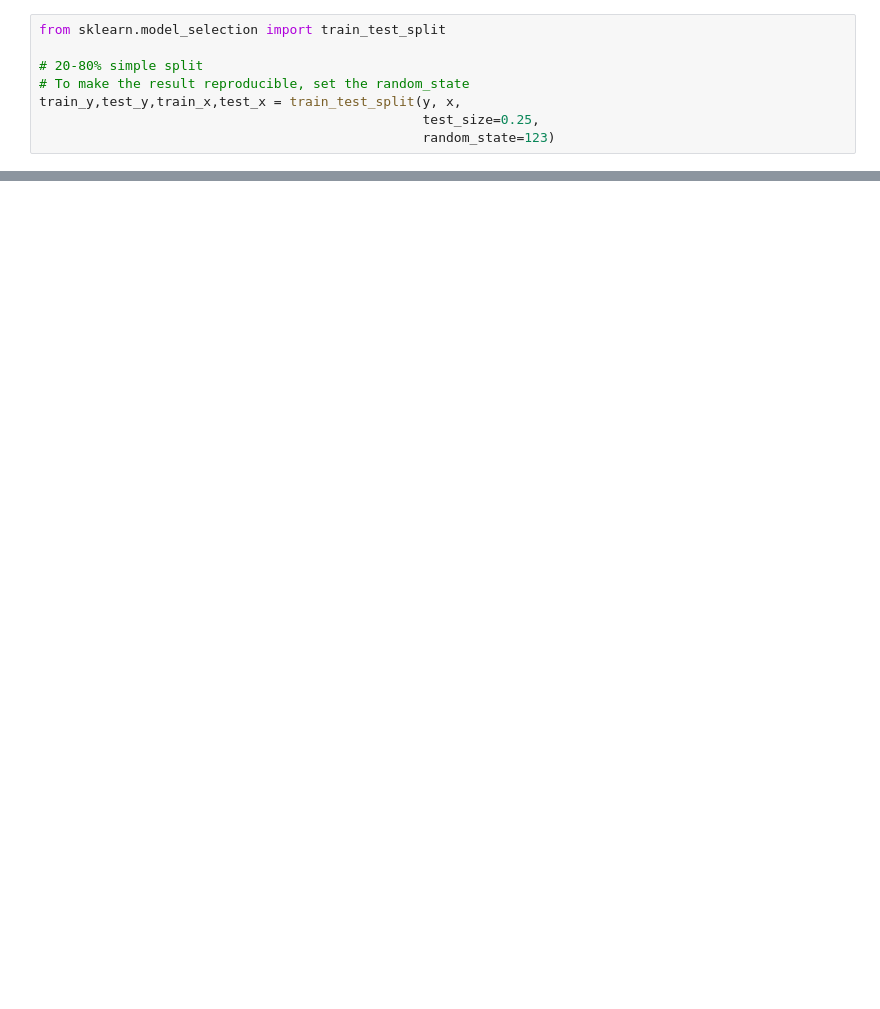
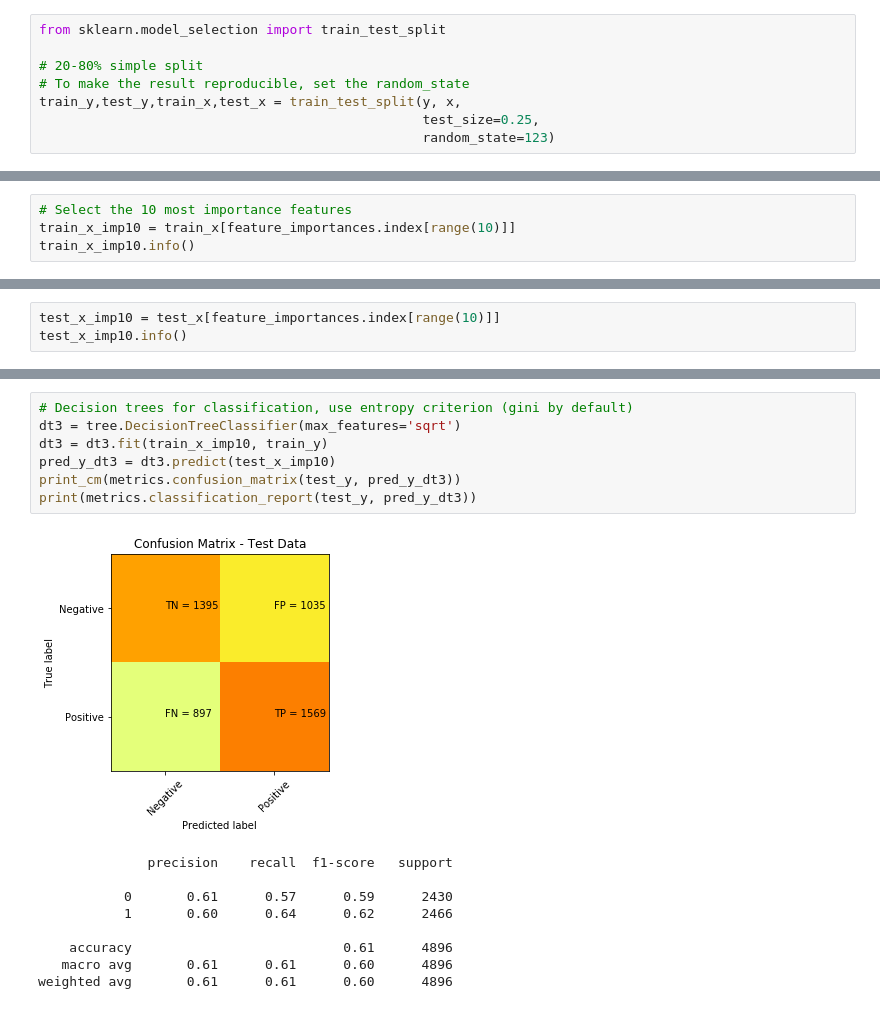
Before and after one commit to bmccxd/IST-5520-SP20-G1, a Jupyter notebook: DT_DevEnvironment.ipynb, the cells around one changed output, grey strips where cells are left out. Cells and saved outputs as stored; diff of their text form; blank space fills up the shorter version.

```diff
--- a/DT_DevEnvironment.ipynb
+++ b/DT_DevEnvironment.ipynb
@@ -213,0 +336,4 @@ metrics.accuracy_score(test_y, pred_y_dt)
+# %%
+# Select the 10 most importance features
+train_x_imp10 = train_x[feature_importances.index[range(10)]]
+train_x_imp10.info()
@@ -213,0 +356,3 @@ metrics.accuracy_score(test_y, pred_y_dt)
+# %%
+test_x_imp10 = test_x[feature_importances.index[range(10)]]
+test_x_imp10.info()
@@ -213,0 +375,17 @@ metrics.accuracy_score(test_y, pred_y_dt)
+# %%
+# Decision trees for classification, use entropy criterion (gini by default)
+dt3 = tree.DecisionTreeClassifier(max_features='sqrt')
+dt3 = dt3.fit(train_x_imp10, train_y)
+pred_y_dt3 = dt3.predict(test_x_imp10)
+print_cm(metrics.confusion_matrix(test_y, pred_y_dt3))
+print(metrics.classification_report(test_y, pred_y_dt3))
+# %% [output]
+[figure, added]
+              precision    recall  f1-score   support
+
+           0       0.61      0.57      0.59      2430
+           1       0.60      0.64      0.62      2466
+
+    accuracy                           0.61      4896
+   macro avg       0.61      0.61      0.60      4896
+weighted avg       0.61      0.61      0.60      4896
```
Also changed, not shown: parts of 16 cells of this notebook.
